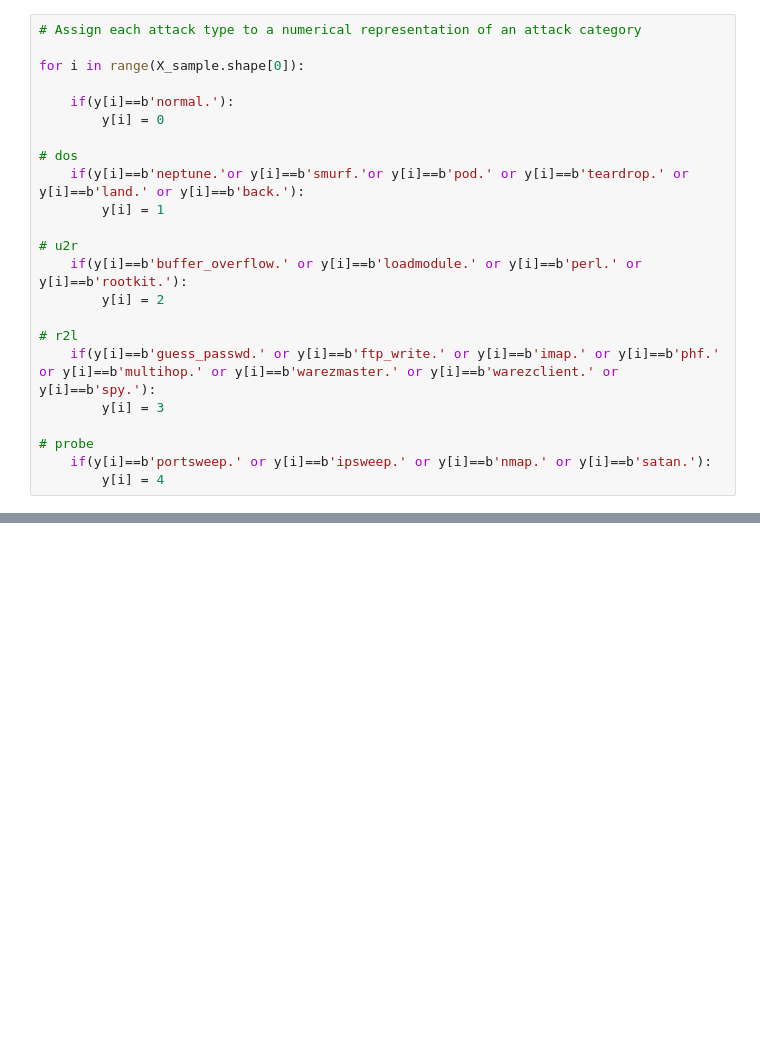
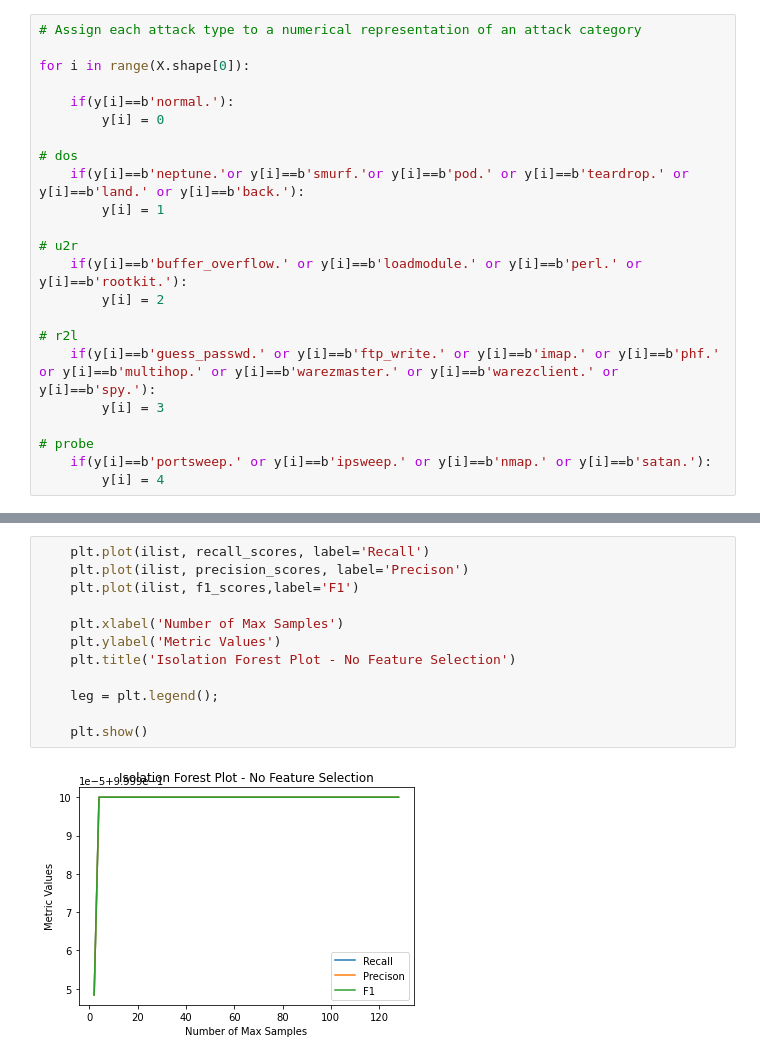
Before and after one commit to KajCozi/MSU_REU_process, a Jupyter notebook: RF_Categories.ipynb, the cells around one changed output, grey strips where cells are left out. Drawn from its saved outputs; the diff is of its cells as text; blank space fills up the shorter version.

```diff
--- a/RF_Categories.ipynb
+++ b/RF_Categories.ipynb
@@ -33,7 +7,7 @@ print(y.shape)
 # %%
 # Assign each attack type to a numerical representation of an attack category
 
-for i in range(X_sample.shape[0]):
+for i in range(X.shape[0]):
 
     if(y[i]==b'normal.'):
         y[i] = 0
@@ -147,0 +117,14 @@ plt.show()
+# %%
+    plt.plot(ilist, recall_scores, label='Recall')
+    plt.plot(ilist, precision_scores, label='Precison')
+    plt.plot(ilist, f1_scores,label='F1')
+
+    plt.xlabel('Number of Max Samples')
+    plt.ylabel('Metric Values')
+    plt.title('Isolation Forest Plot - No Feature Selection')
+
+    leg = plt.legend();
+
+    plt.show()
+# %% [output]
+[figure, added]
```
Also changed, not shown: parts of 19 cells of this notebook.
